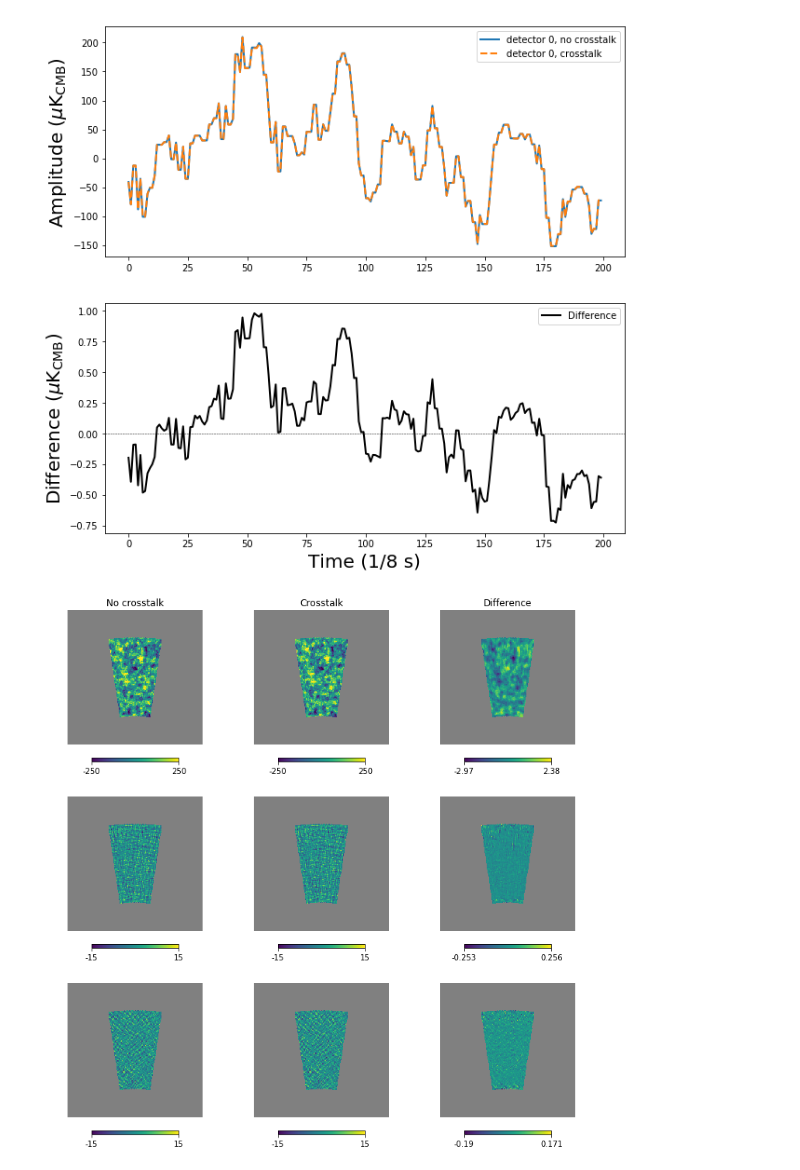
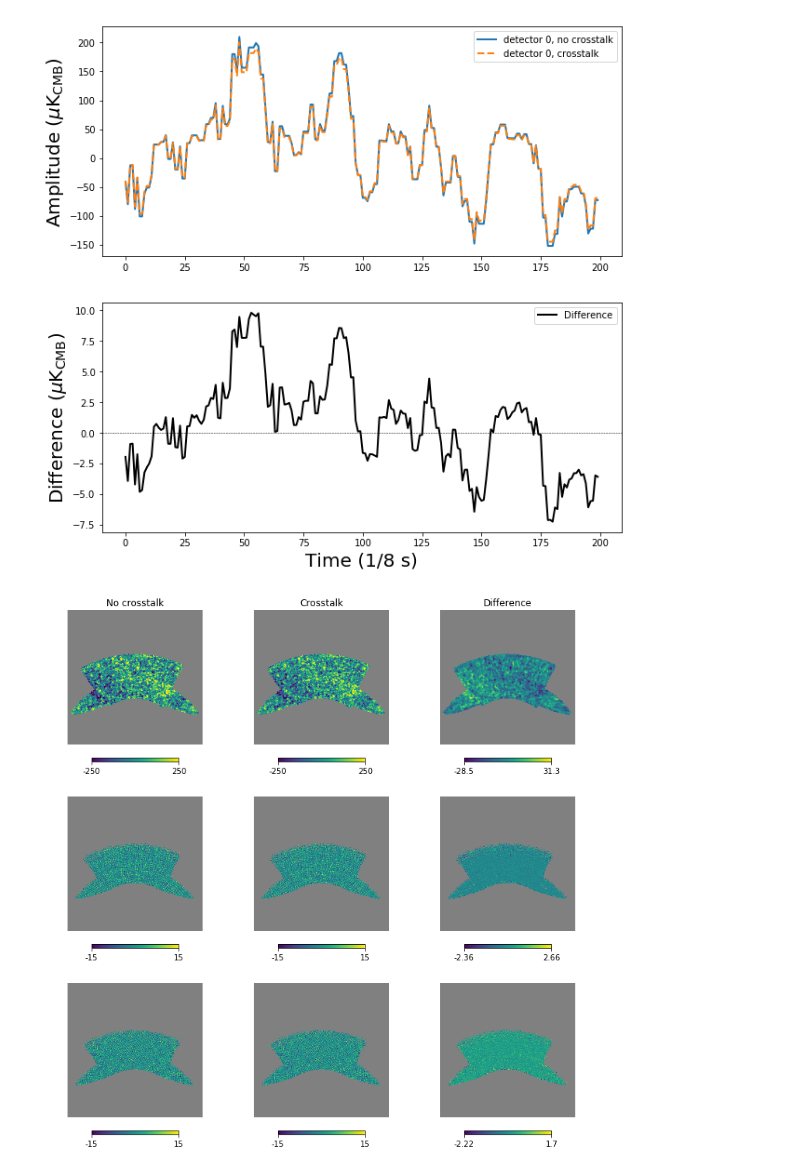
Before and after one commit to JulienPeloton/s4cmb, a Jupyter notebook: jupyter_doc/crosstalk_simulation.ipynb, the cells around one changed output. Saved outputs shown, nothing was run; the diff lists cells and outputs as text; code cells hidden in the pictures.

```diff
--- a/jupyter_doc/crosstalk_simulation.ipynb
+++ b/jupyter_doc/crosstalk_simulation.ipynb
@@ -45,7 +45,7 @@ except ImportError:
 ## (for test purposes, we create the maps on-the-fly from a CAMB file)
 ## Note that HealpixFitsMap can take as input a fits file with sky maps already in.
 sky_in = HealpixFitsMap('../s4cmb/data/test_data_set_lensedCls.dat', do_pol=True,
-                        FWHM_in=3.5, nside_in=512, map_seed=5843787, verbose=False,
+                        fwhm_in=3.5, nside_in=512, map_seed=5843787, verbose=False,
                         no_ileak=False, no_quleak=False)
 # %%
 ## Initialise our instrument
@@ -57,9 +57,9 @@ sky_in = HealpixFitsMap('../s4cmb/data/test_data_set_lensedCls.dat', do_pol=True
 ## Finally, we mount a continously rotating HWP @ 2Hz on the instrument.
 inst = Hardware(ncrate=4, ndfmux_per_crate=1,
                 nsquid_per_mux=1, npair_per_squid=16,
-                fp_size=60., FWHM=3.5,
+                fp_size=60., fwhm=3.5,
                 beam_seed=58347, projected_fp_size=3., pm_name='5params',
-                type_HWP='CRHWP', freq_HWP=2., angle_HWP=0., verbose=False)
+                type_hwp='CRHWP', freq_hwp=2., angle_hwp=0., verbose=False)
 # %%
 ## Initialize our scanning strategy
 ## Our scanning strategy will consist in scanning the Southern sky from Chile.
@@ -67,7 +67,7 @@ inst = Hardware(ncrate=4, ndfmux_per_crate=1,
 ## We will start the observation January, 1st 2013.
 ## We will set the sampling frequency of the detector to be 8 Hz, and we will
 ## scan the sky at a speed of 0.4 deg/s.
-scan = ScanningStrategy(nCES=2, start_date='2013/1/1 00:00:00',
+scan = ScanningStrategy(nces=2, start_date='2013/1/1 00:00:00',
                         telescope_longitude='-67:46.816',
                         telescope_latitude='-22:56.396', telescope_elevation=5200.,
                         name_strategy='deep_patch', sampling_freq=8., sky_speed=0.4,
@@ -92,9 +92,9 @@ bolo_ids = inst.focal_plane.bolo_index_in_squid
 
 nside_out = 512
 ## Loop over CESs
-for CESnumber in range(scan.nCES):
+for CESnumber in range(scan.nces):
     tod = TimeOrderedDataPairDiff(inst, scan, sky_in, CESnumber=CESnumber,
-                                  nside_out=nside_out, width=20.)
+                                  nside_out=nside_out, width=130.)
 
     ## Initialise map containers
     if CESnumber == 0:
@@ -129,17 +129,20 @@ ax[1].set_ylabel('Difference ($\mu$K$_{\\rm CMB}$)', fontsize=20)
 pl.legend()
 pl.show()
 # %% [output]
-[figure, old version]
+[figure, new version]
 # %%
 ## Let's check the output maps
-xsize = 300
+xsize = 600
 fig = pl.figure(figsize=(10, 10))
+nhit = partial2full(sky_out_tot.nhit, sky_out_tot.obspix,
+                       sky_out_tot.nside, fill_with=0.0)
+
 ## Temperature
 sky_out = partial2full(sky_out_tot.get_I(), sky_out_tot.obspix,
                        sky_out_tot.nside, fill_with=0.0)
 sky_out_mod = partial2full(sky_out_tot_mod.get_I(), sky_out_tot_mod.obspix,
                            sky_out_tot_mod.nside, fill_with=0.0)
-mask = sky_out == 0.0
+mask = nhit < 1
 sky_out[mask] = np.nan
 sky_out_mod[mask] = np.nan
 hp.gnomview(sky_out, rot=[0, -57.5], xsize=xsize, reso=6.9, sub=331,
@@ -151,35 +154,35 @@ hp.gnomview(sky_out_mod - sky_out, rot=[0, -57.5], xsize=xsize, reso=6.9, sub=33
 
 ## Stokes Q
 sky_out = partial2full(sky_out_tot.get_QU()[0], sky_out_tot.obspix,
                        sky_out_tot.nside, fill_with=0.0)
 sky_out_mod = partial2full(sky_out_tot_mod.get_QU()[0], sky_out_tot_mod.obspix,
                            sky_out_tot_mod.nside, fill_with=0.0)
-mask = sky_out == 0
+mask = nhit < np.max(nhit)/20
 sky_out_mod[mask] = np.nan
 sky_out[mask] = np.nan
 hp.gnomview(sky_out_mod, rot=[0, -57.5], xsize=xsize, reso=6.9, sub=334,
             notext=True, min=-15, max=15, title='')
 hp.gnomview(sky_out, rot=[0, -57.5], xsize=xsize, reso=6.9, sub=335,
             notext=True, min=-15, max=15, title='')
 hp.gnomview(sky_out_mod - sky_out, rot=[0, -57.5], xsize=xsize, reso=6.9, sub=336,
             notext=True, title='')
 
 ## Stokes U
 sky_out = partial2full(sky_out_tot.get_QU()[1], sky_out_tot.obspix,
                        sky_out_tot.nside, fill_with=0.0)
 sky_out_mod = partial2full(sky_out_tot_mod.get_QU()[1], sky_out_tot_mod.obspix,
                            sky_out_tot_mod.nside, fill_with=0.0)
-mask = sky_out == 0
+mask = nhit < np.max(nhit)/20
 sky_out_mod[mask] = np.nan
 sky_out[mask] = np.nan
 hp.gnomview(sky_out_mod, rot=[0, -57.5], xsize=xsize, reso=6.9, sub=337,
             notext=True, min=-15, max=15, title='')
 hp.gnomview(sky_out, rot=[0, -57.5], xsize=xsize, reso=6.9, sub=338,
             notext=True, min=-15, max=15, title='')
 hp.gnomview(sky_out_mod - sky_out, rot=[0, -57.5], xsize=xsize, reso=6.9, sub=339,
             notext=True, title='')
 pl.show()
 # %% [output]
-[figure, old version]
+[figure, new version]
 # %%
 ## here it is! Notice that in this simple example, the crosstalk signal follows the intensity map.
```
Also changed, not shown: 4 other files.
